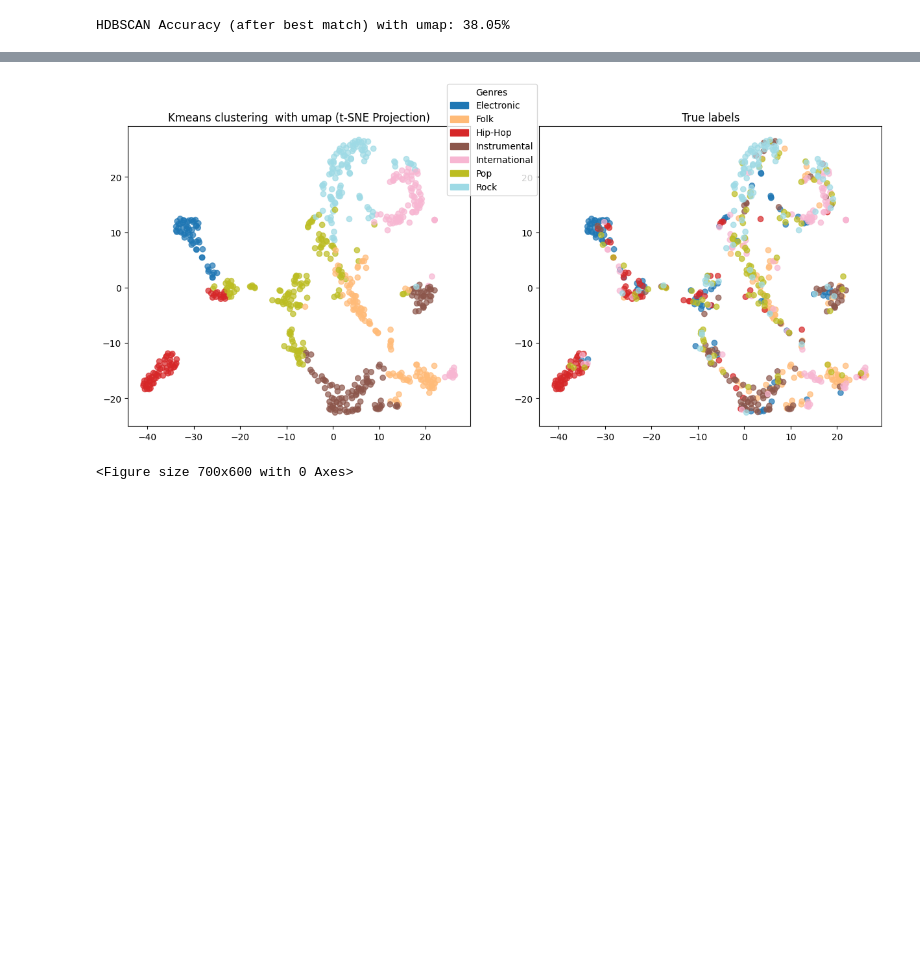
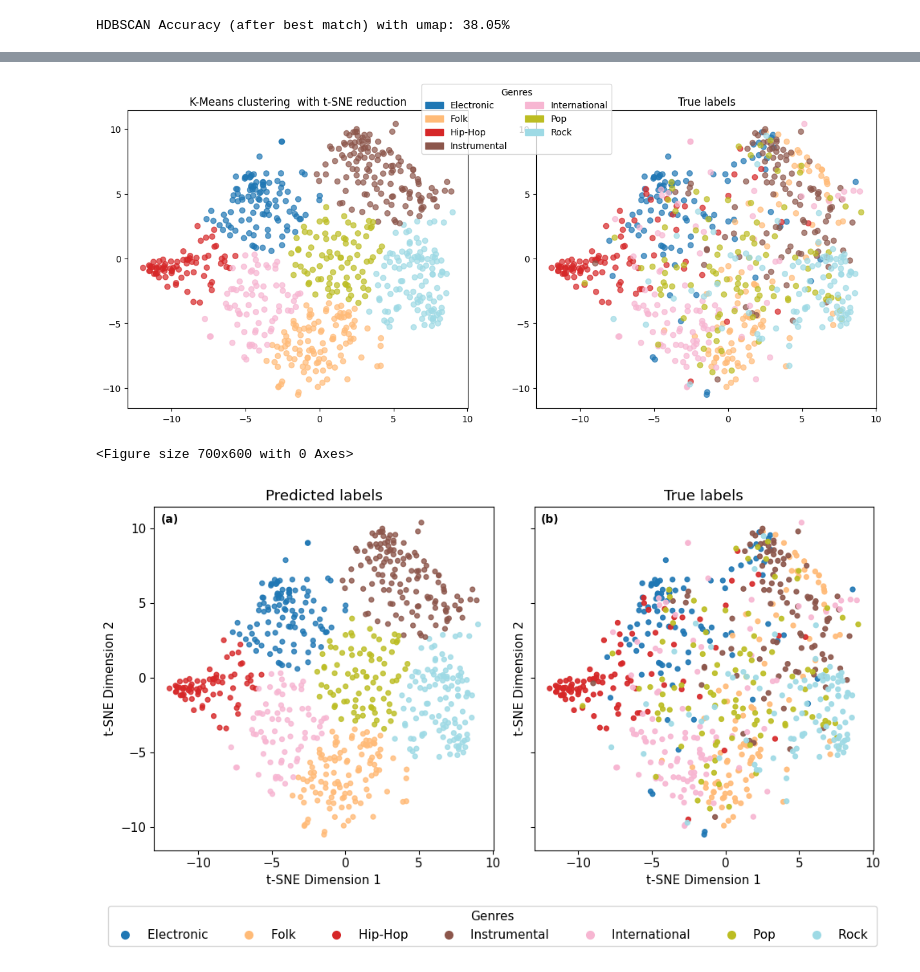
Before and after one commit to PulyaPolya/genres, a Jupyter notebook: ast_embedding_clustering.ipynb, the cells around one changed output, grey strips where cells are left out. Cells and saved outputs as stored; diff of their text form; code cells hidden in the pictures; blank space fills up the shorter version.

```diff
--- a/ast_embedding_clustering.ipynb
+++ b/ast_embedding_clustering.ipynb
@@ -1009,11 +1044,13 @@ label2genre = {enc: genre for enc, genre in zip(true_labels_enc, true_labels)}
 label2genre = {enc: label2genre[enc] for enc in unique_labels}
 
 
-X_2d = TSNE(n_components=2, random_state=42).fit_transform(spectrograms_reduced)
+#X_2d = TSNE(n_components=2, random_state=42).fit_transform(spectrograms_reduced)
+X_2d = spectrograms_reduced.copy()
 fig, axes = plt.subplots(1,2, figsize = (15,6))
 plt.figure(figsize=(7, 6))
 axes[0].scatter(X_2d[:, 0], X_2d[:, 1], c=aligned_predicted_labels, cmap=cmap, alpha=0.7)
-axes[0].set_title(f"{algorithm} clustering  with {reduction} (t-SNE Projection)")
+#axes[0].set_title(f"{algorithm} clustering  with {reduction} (t-SNE Projection)")
+axes[0].set_title(f"K-Means clustering  with t-SNE reduction")
 #plt.show()
 
 #lt.figure(figsize=(6, 6))
@@ -1024,10 +1061,77 @@ handles = [
     for label in unique_labels
 ]
 
-fig.legend(handles=handles,  bbox_to_anchor=(0.1, 0.5, 0.45, 0.5), ncol=1, title="Genres")
+fig.legend(handles=handles,  bbox_to_anchor=(0.18, 0.5, 0.45, 0.46), ncol=2, title="Genres")
 plt.tight_layout()
 axes[1].set_title(f"True labels")
+plt.savefig("figures/plot_k-means_52.pdf", format="pdf", bbox_inches="tight")
 plt.show()
 # %% [output]
-[figure, old version]
+[figure, new version]
 <Figure size 700x600 with 0 Axes>
+# %%
+import numpy as np
+import matplotlib.pyplot as plt
+import matplotlib
+from matplotlib.lines import Line2D
+from matplotlib import cm
+
+# --- inputs you already have ---
+# X_2d: (n,2) t-SNE coords (I keep your precomputed `spectrograms_reduced`)
+# aligned_predicted_labels: ints for cluster→genre mapping result
+# true_labels_enc: ints for ground-truth labels
+# label_names: list of genre names in the same order as encoded labels (0..K-1)
+# --------------------------------------------------------------
+
+X_2d = spectrograms_reduced.copy()
+
+# Ensure labels are 0..K-1 and consistent
+unique_labels = np.unique(true_labels_enc)
+K = len(unique_labels)
+
+# Color map with exactly K discrete colors (stable across panels)
+cmap_name = "tab20"
+cmap_k = cm.get_cmap(cmap_name, K)
+
+# Build handles for a single shared legend (use true-label counts)
+counts = [(true_labels_enc == lab).sum() for lab in unique_labels]
+handles = [
+    Line2D([0],[0], marker='o', linestyle='', markersize=8,
+           markerfacecolor=cmap_k(i), markeredgecolor='none',
+           label=f"{label_names[i]} ")
+    for i in range(K)
+]
+matplotlib.rcParams.update({'font.size': 11})
+# Plot
+fig, axes = plt.subplots(1, 2, figsize=(10, 5.5), sharex=True, sharey=True)
+
+# Left: clustered result (use same discrete cmap)
+axes[0].scatter(X_2d[:, 0], X_2d[:, 1],
+                c=aligned_predicted_labels, cmap=cmap_k, s=18, alpha=0.8)
+axes[0].set_title("Predicted labels")
+
+# Right: true labels
+axes[1].scatter(X_2d[:, 0], X_2d[:, 1],
+                c=true_labels_enc, cmap=cmap_k, s=18, alpha=0.9)
+axes[1].set_title("True labels")
+
+# Clean axes
+for ax, tag in [(axes[0], "(a)"), (axes[1], "(b)")]:
+    #ax.set_xticks([]); ax.set_yticks([])
+    ax.set_xlabel(""); ax.set_ylabel("")
+    ax.text(0.02, 0.98, tag, transform=ax.transAxes,
+            ha="left", va="top", fontsize=10, fontweight="bold")
+
+# One shared legend above both plots, multi-column
+leg = fig.legend(handles=handles, loc="upper center", ncol=7,
+                 bbox_to_anchor=(0.5, 0), frameon=True, title="Genres")
+#leg._legend_box.align = "left"
+axes[0].set_xlabel("t-SNE Dimension 1")
+axes[0].set_ylabel("t-SNE Dimension 2")
+axes[1].set_xlabel("t-SNE Dimension 1")
+axes[1].set_ylabel("t-SNE Dimension 2")
+plt.tight_layout(rect=[0, 0, 1, 0.96])  # leave room for legend
+plt.savefig("figures/plot_k-means_52.pdf", format="pdf", bbox_inches="tight")
+plt.show()
+# %% [output]
+[figure, added]
```
Also changed, not shown: parts of 14 cells of this notebook, 1 other file.
